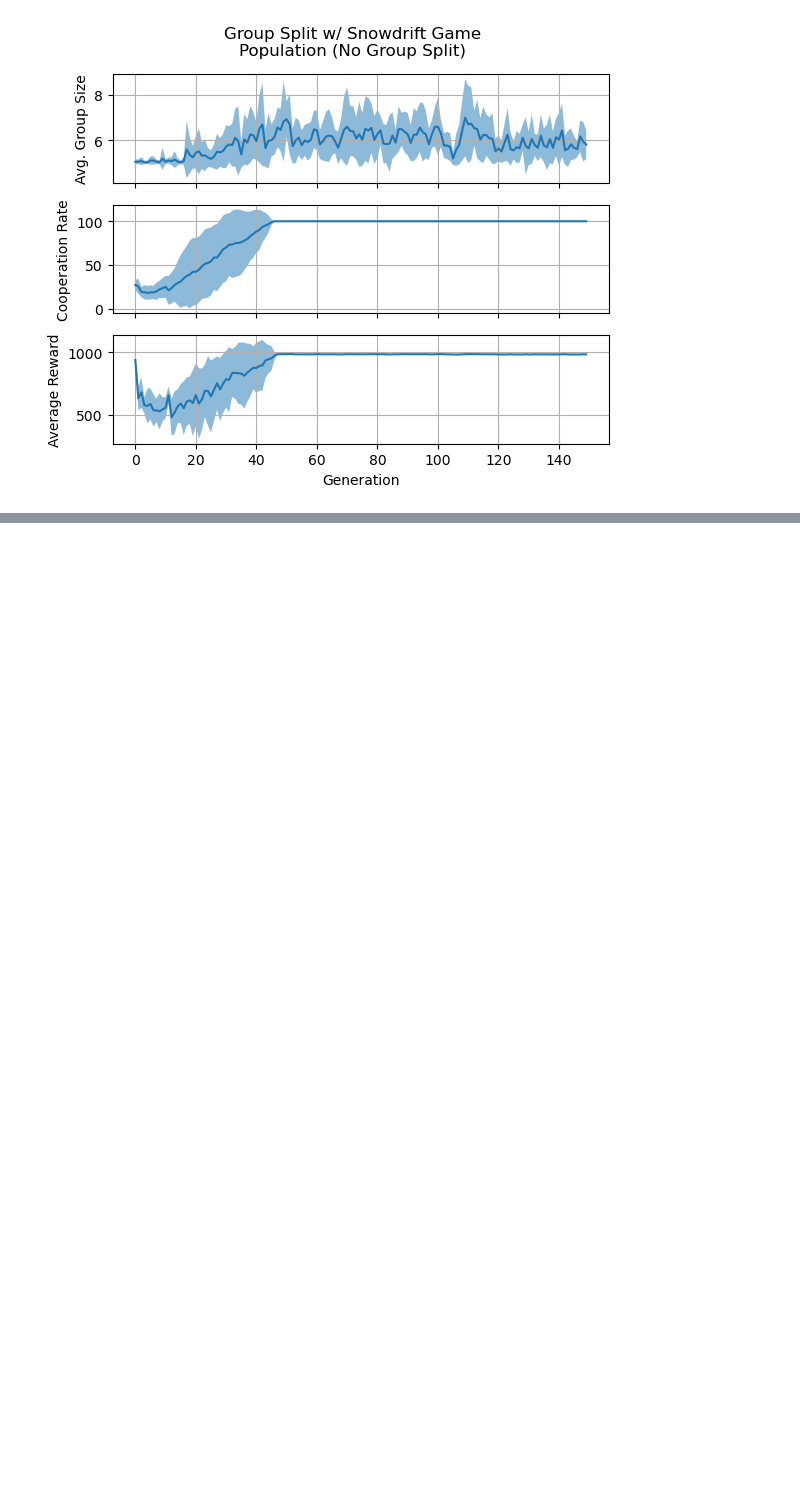
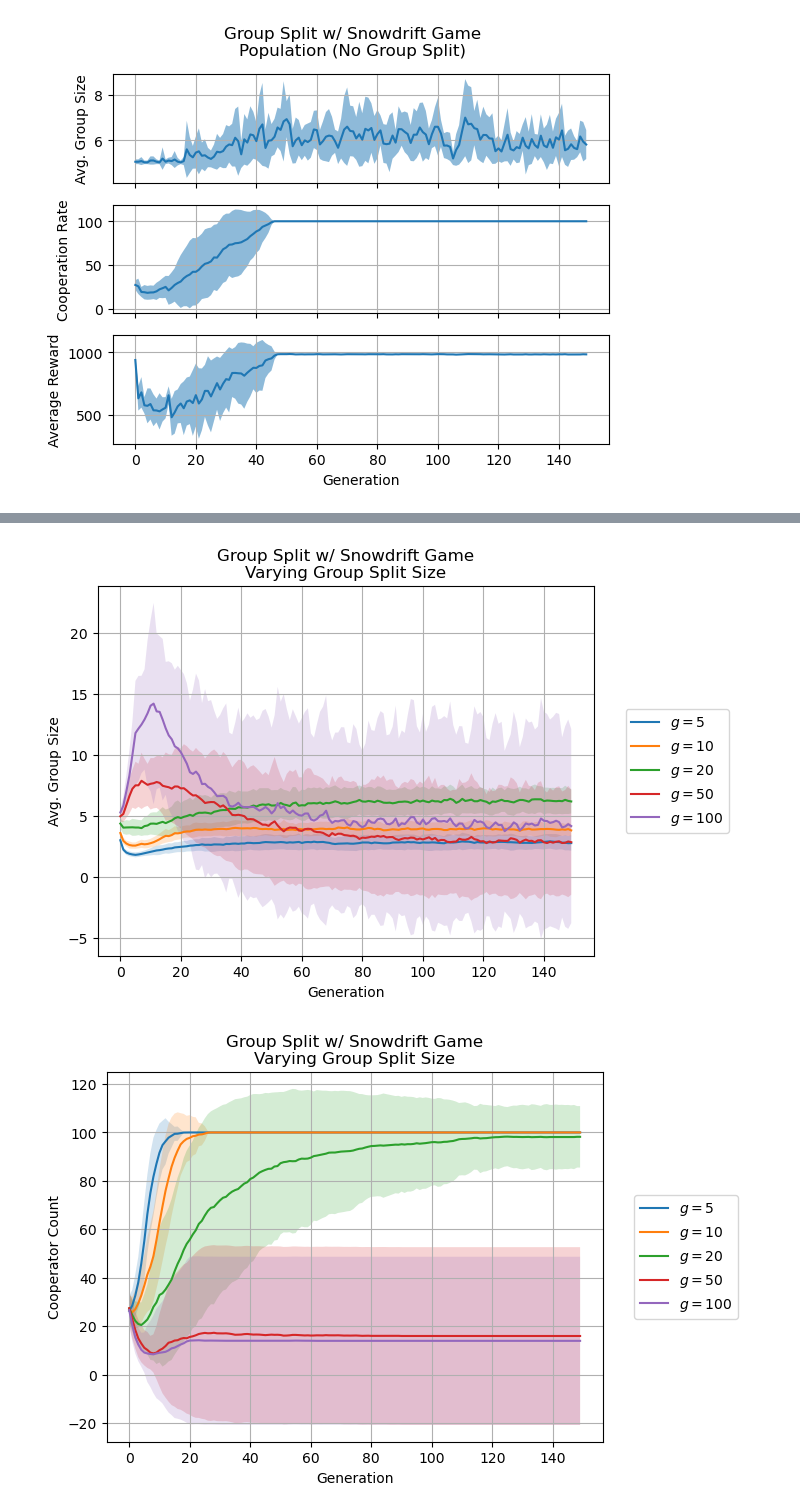
Before and after one commit to wbp1702/prisoners_dilemma, a Jupyter notebook: refactor/main.ipynb, the cells around one changed output, grey strips where cells are left out. Cells and saved outputs as stored; diff of their text form; code cells hidden in the pictures; blank space fills up the shorter version.

```diff
--- a/refactor/main.ipynb
+++ b/refactor/main.ipynb
@@ -299,53 +299,56 @@ num_simulations = 100
 
 group_split_sizes = [5, 10, 20, 50, 100]
 
-args = [[population, 20, num_generations, 0.5, 0.1, gss, 'equal'] for gss in group_split_sizes]
+args = [[population, 20, num_generations, 0.5, 0.1, gss, 'empty'] for gss in group_split_sizes]
 with Pool() as pool:
     many_results = pool.starmap(games.group_split_game_many, [[num_simulations] + arg for arg in args])
 # %%
 
-population_per_gen = [[many_results[i][j][3] for j in range(num_simulations)] for i in range(len(cost_benefit_ratios))]
+population_per_gen = [[many_results[i][j][3] for j in range(num_simulations)] for i in range(len(group_split_sizes))]
 mean_population_per_gen = np.mean(population_per_gen, axis=1)
 std_population_per_gen = np.std(population_per_gen, axis=1)
 
-cooperation_per_gen = [[many_results[i][j][4] for j in range(num_simulations)] for i in range(len(cost_benefit_ratios))]
+cooperation_per_gen = [[many_results[i][j][4] for j in range(num_simulations)] for i in range(len(group_split_sizes))]
 mean_cooperation_per_gen = np.mean(cooperation_per_gen, axis=1)
 std_cooperation_per_gen = np.std(cooperation_per_gen, axis=1)
 
-total_reward_per_gen = [[many_results[i][j][5] for j in range(num_simulations)] for i in range(len(cost_benefit_ratios))]
-mean_total_reward_per_gen = np.mean(total_reward_per_gen, axis=0)
-std_total_reward_per_gen = np.std(total_reward_per_gen, axis=0)
+total_reward_per_gen = [[many_results[i][j][5] for j in range(num_simulations)] for i in range(len(group_split_sizes))]
+mean_total_reward_per_gen = np.mean(total_reward_per_gen, axis=1)
+std_total_reward_per_gen = np.std(total_reward_per_gen, axis=1)
 
 # Plot Population Statistics
-plt.title(f'Group Split w/ Snowdrift Game\nVarying Cost/Benefit Ratio')
-for i in range(len(cost_benefit_ratios)):
-    plt.plot(mean_population_per_gen[i], label=f'$r={cost_benefit_ratios[i]}$')
+plt.title(f'Group Split w/ Snowdrift Game\nVarying Group Split Size')
+for i in range(len(group_split_sizes)):
+    plt.plot(mean_population_per_gen[i], label=f'$g={group_split_sizes[i]}$')
     plt.fill_between(np.arange(num_generations), mean_population_per_gen[i] - std_population_per_gen[i],
                      mean_population_per_gen[i] + std_population_per_gen[i], alpha=0.2)
 plt.legend(loc='center left', bbox_to_anchor=(1.05, 0.5))
 plt.ylabel('Avg. Group Size')
 plt.xlabel('Generation')
 plt.grid()
 plt.show()
 
-plt.title(f'Group Split w/ Snowdrift Game\nVarying Cost/Benefit Ratio')
-for i in range(len(cost_benefit_ratios)):
-    plt.plot(mean_cooperation_per_gen[i], label=f'$r={cost_benefit_ratios[i]}$')
+plt.title(f'Group Split w/ Snowdrift Game\nVarying Group Split Size')
+for i in range(len(group_split_sizes)):
+    plt.plot(mean_cooperation_per_gen[i], label=f'$g={group_split_sizes[i]}$')
     plt.fill_between(np.arange(num_generations), mean_cooperation_per_gen[i] - std_cooperation_per_gen[i],
                      mean_cooperation_per_gen[i] + std_cooperation_per_gen[i], alpha=0.2)
 plt.legend(loc='center left', bbox_to_anchor=(1.05, 0.5))
 plt.ylabel('Cooperator Count')
 plt.xlabel('Generation')
 plt.grid()
 plt.show()
 
-plt.title(f'Group Split w/ Snowdrift Game\nVarying Cost/Benefit Ratio')
-for i in range(len(cost_benefit_ratios)):
-    plt.plot(mean_total_reward_per_gen[i], label=f'$r={cost_benefit_ratios[i]}$')
+plt.title(f'Group Split w/ Snowdrift Game\nVarying Group Split Size')
+for i in range(len(group_split_sizes)):
+    plt.plot(mean_total_reward_per_gen[i], label=f'$g={group_split_sizes[i]}$')
     plt.fill_between(np.arange(num_generations), mean_total_reward_per_gen[i] - std_total_reward_per_gen[i],
                      mean_total_reward_per_gen[i] + std_total_reward_per_gen[i], alpha=0.2)
 plt.legend(loc='center left', bbox_to_anchor=(1.05, 0.5))
 plt.ylabel('Total Reward')
 plt.xlabel('Generation')
 plt.grid()
 plt.show()
+# %% [output]
+[figure, added]
+[figure, added]
```
Also changed, not shown: parts of 5 cells of this notebook, 10 other files.
